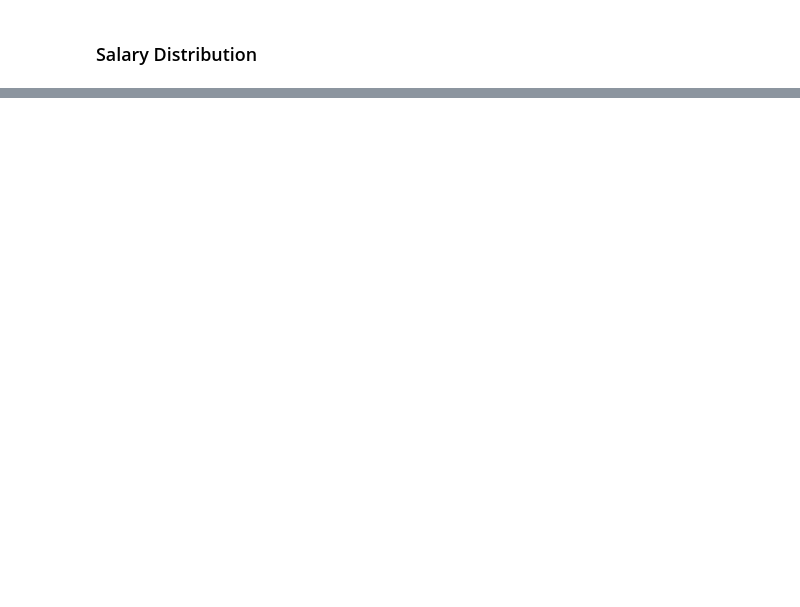
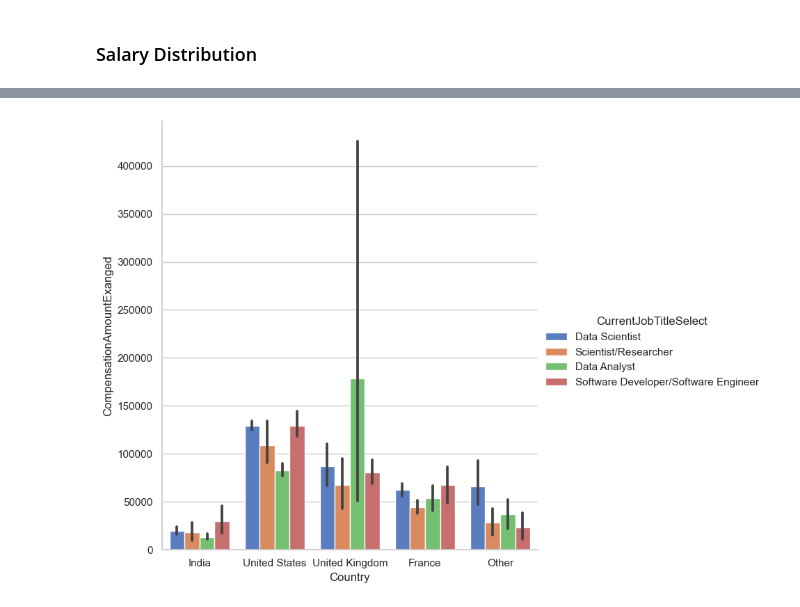
Before and after one commit to AndyWeasley2004/DS-ML-Study-Notes, a Jupyter notebook: DS_Salary_Analysis/datascientist_salary.ipynb, the cells around one changed output, grey strips where cells are left out. Saved outputs shown, nothing was run; the diff lists cells and outputs as text; code cells hidden in the pictures; blank space fills up the shorter version.

```diff
--- a/DS_Salary_Analysis/datascientist_salary.ipynb
+++ b/DS_Salary_Analysis/datascientist_salary.ipynb
@@ -249,0 +271,15 @@ plt.show()
+# %%
+# Compensation of top 5 country in top 4 common jobs in DS
+data_plot = data_selected[data_selected['Country'].isin(
+    data_selected['Country'].value_counts()[:5].index.to_list())]
+
+data_plot = data_plot[data_plot['CurrentJobTitleSelect'].isin(
+    data_plot['CurrentJobTitleSelect'].value_counts().index[:4].tolist())]
+
+sns.set(style='whitegrid')
+g = sns.catplot(x="Country", y="CompensationAmountExanged", hue="CurrentJobTitleSelect", data=data_plot
+                , kind='bar', height=7, aspect=1, palette="muted")
+
+plt.show()
+# %% [output]
+[figure, added]
```
Also changed, not shown: parts of 8 cells of this notebook.
